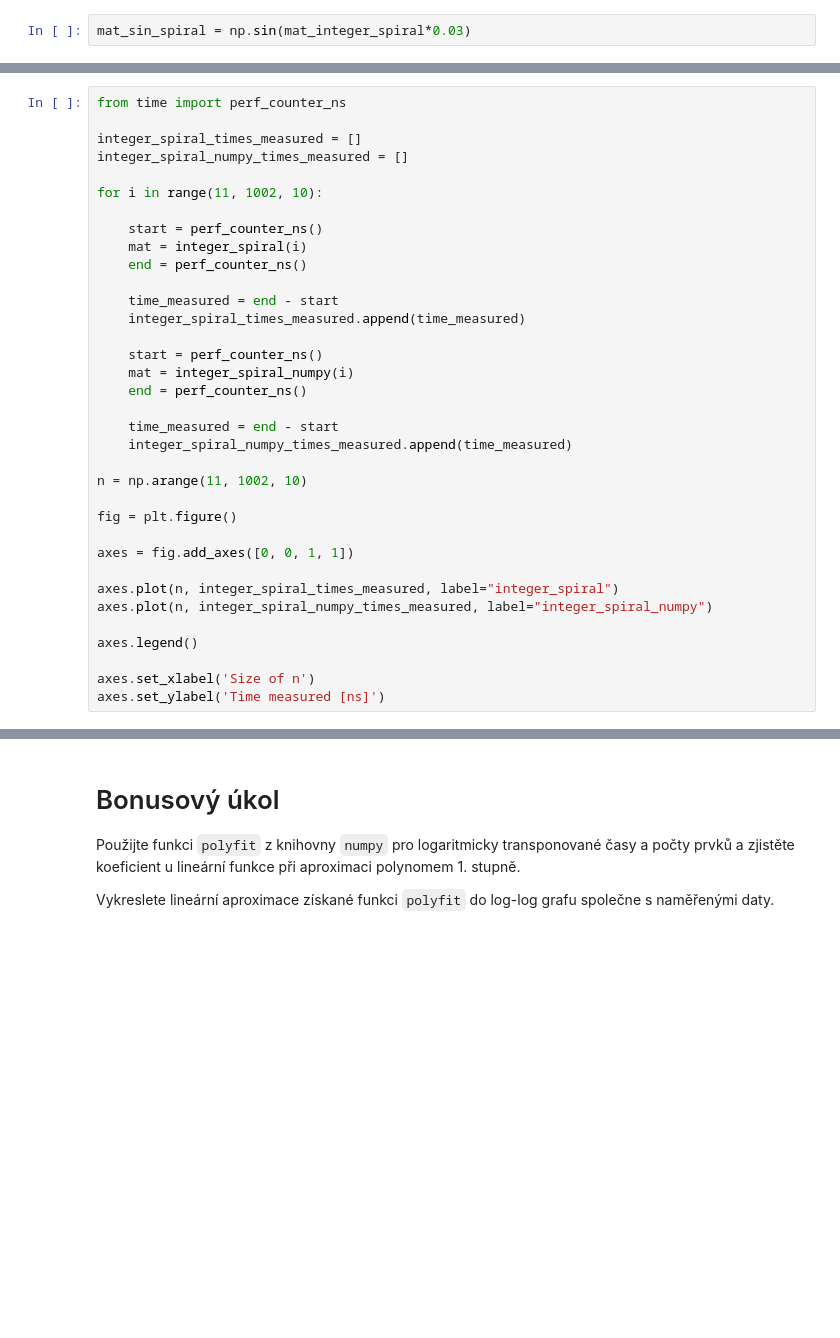
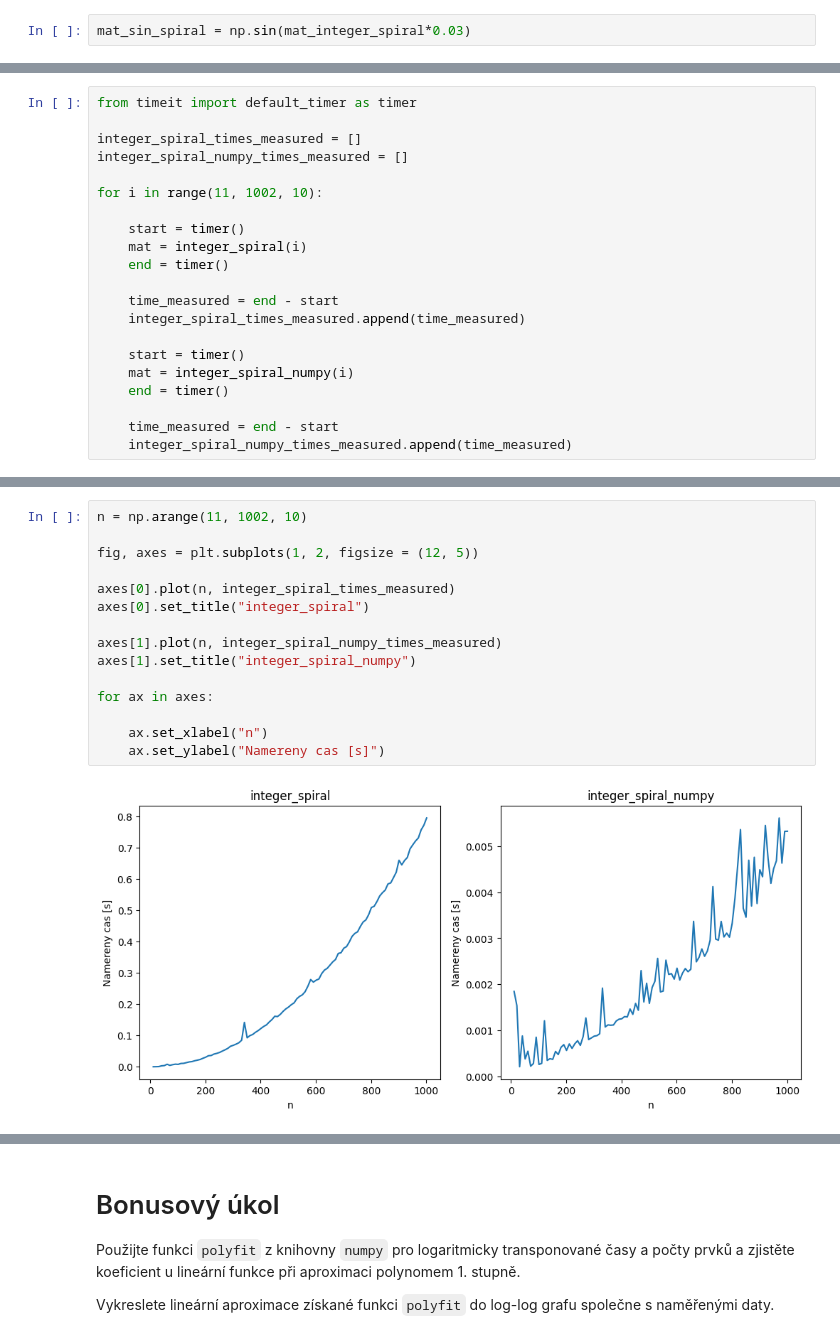
Before and after one commit to nie0056/VVP-L2023-DU, a Jupyter notebook: 04_ukoly.ipynb, the cells around one changed output, grey strips where cells are left out. Drawn from its saved outputs; the diff is of its cells as text; blank space fills up the shorter version.

```diff
--- a/04_ukoly.ipynb
+++ b/04_ukoly.ipynb
@@ -195,35 +197,21 @@ axes[1].set_aspect('equal', adjustable='box')
 # %%
-from time import perf_counter_ns
+from timeit import default_timer as timer
 
 integer_spiral_times_measured = []
 integer_spiral_numpy_times_measured = []
 
 for i in range(11, 1002, 10):
 
-    start = perf_counter_ns()
+    start = timer()
     mat = integer_spiral(i)
-    end = perf_counter_ns()
+    end = timer()
 
     time_measured = end - start
     integer_spiral_times_measured.append(time_measured)
 
-    start = perf_counter_ns()
+    start = timer()
     mat = integer_spiral_numpy(i)
-    end = perf_counter_ns()
+    end = timer()
 
     time_measured = end - start
     integer_spiral_numpy_times_measured.append(time_measured)
-
-n = np.arange(11, 1002, 10)
-
-fig = plt.figure()
-
-axes = fig.add_axes([0, 0, 1, 1])
-
-axes.plot(n, integer_spiral_times_measured, label="integer_spiral")
-axes.plot(n, integer_spiral_numpy_times_measured, label="integer_spiral_numpy")
-
-axes.legend()
-
-axes.set_xlabel('Size of n')
-axes.set_ylabel('Time measured [ns]')
@@ -232,0 +218,17 @@ Text(0, 0.5, 'Time measured [ns]')
+# %%
+n = np.arange(11, 1002, 10)
+
+fig, axes = plt.subplots(1, 2, figsize = (12, 5))
+
+axes[0].plot(n, integer_spiral_times_measured)
+axes[0].set_title("integer_spiral")
+
+axes[1].plot(n, integer_spiral_numpy_times_measured)
+axes[1].set_title("integer_spiral_numpy")
+
+for ax in axes:
+
+    ax.set_xlabel("n")
+    ax.set_ylabel("Namereny cas [s]")
+# %% [output]
+[figure, added]
```
Also changed, not shown: parts of 11 cells of this notebook.
